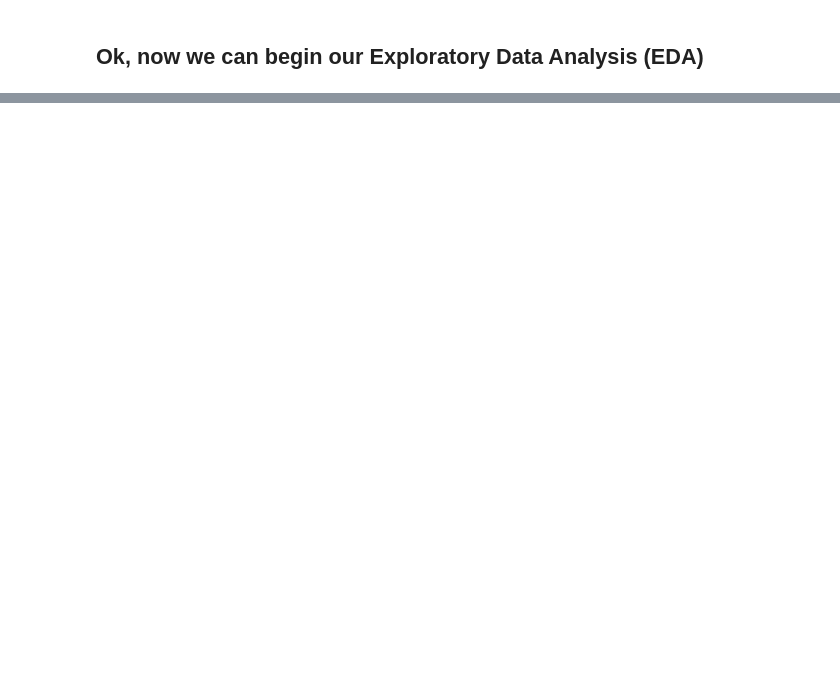
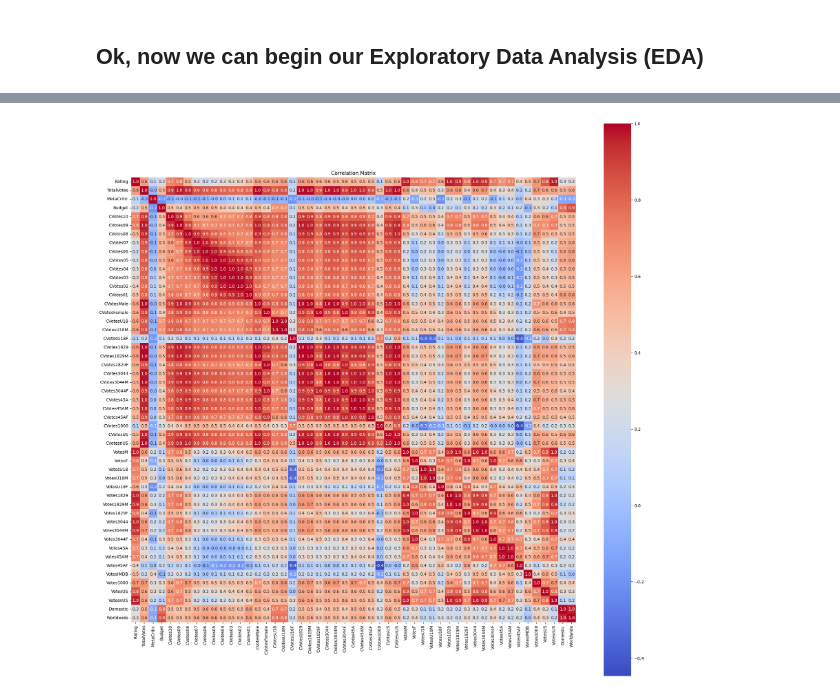
Before and after one commit to angelomaia/kaggle-notebooks, a Jupyter notebook: sqlite-data-manipulation-and-eda.ipynb, the cells around one changed output, grey strips where cells are left out. Drawn from its saved outputs; the diff is of its cells as text; code cells hidden in the pictures; blank space fills up the shorter version.

```diff
--- a/sqlite-data-manipulation-and-eda.ipynb
+++ b/sqlite-data-manipulation-and-eda.ipynb
@@ -96,0 +221,8 @@ df.info()
+# %%
+correlation_matrix = selected_df.corr()
+plt.figure(figsize=(24, 24))
+sns.heatmap(correlation_matrix, annot=True, cmap='coolwarm', cbar=True, square=True, fmt='.1f')
+plt.title('Correlation Matrix')
+plt.show()
+# %% [output]
+[figure, added]
```
Also changed, not shown: parts of 18 cells of this notebook.
